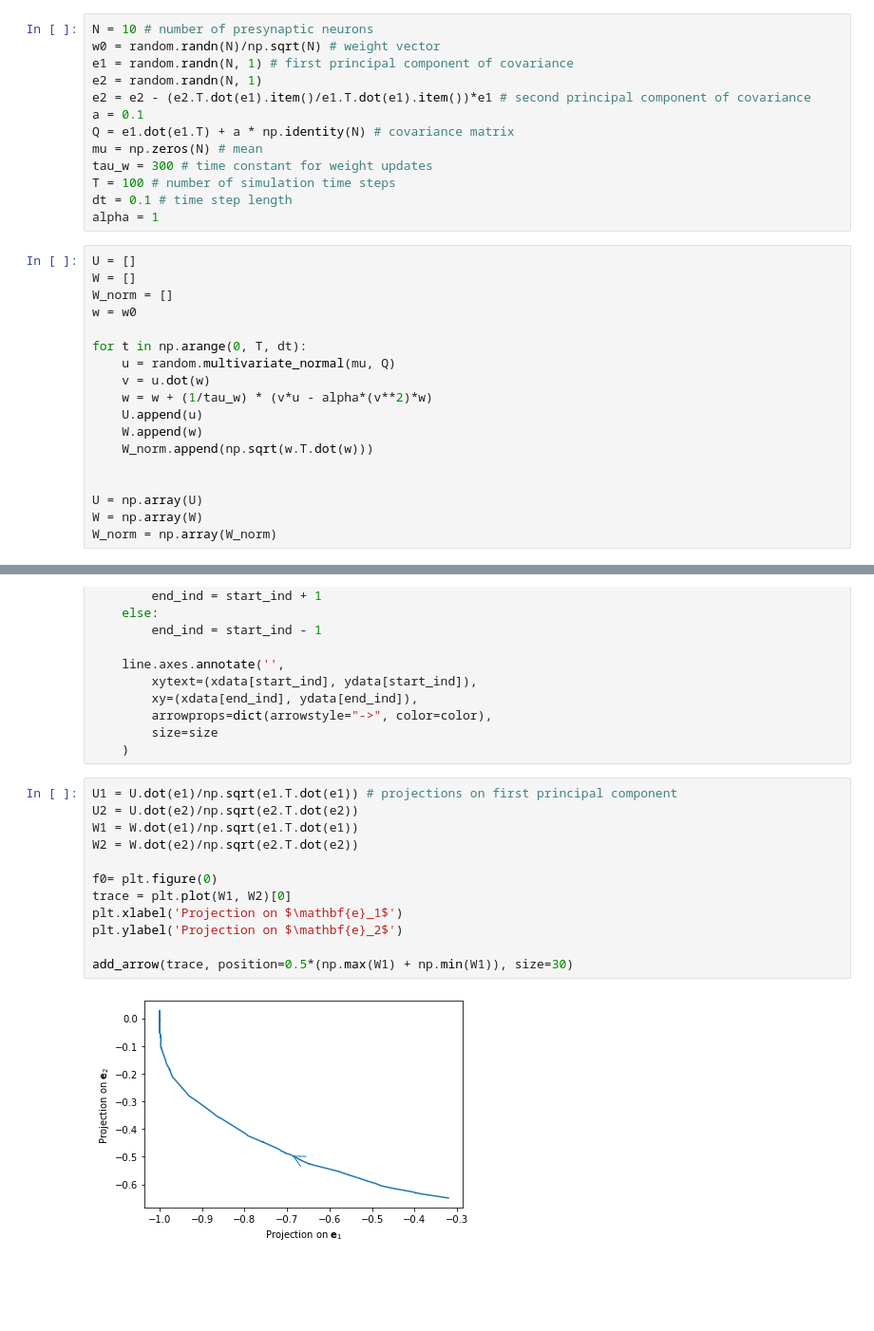
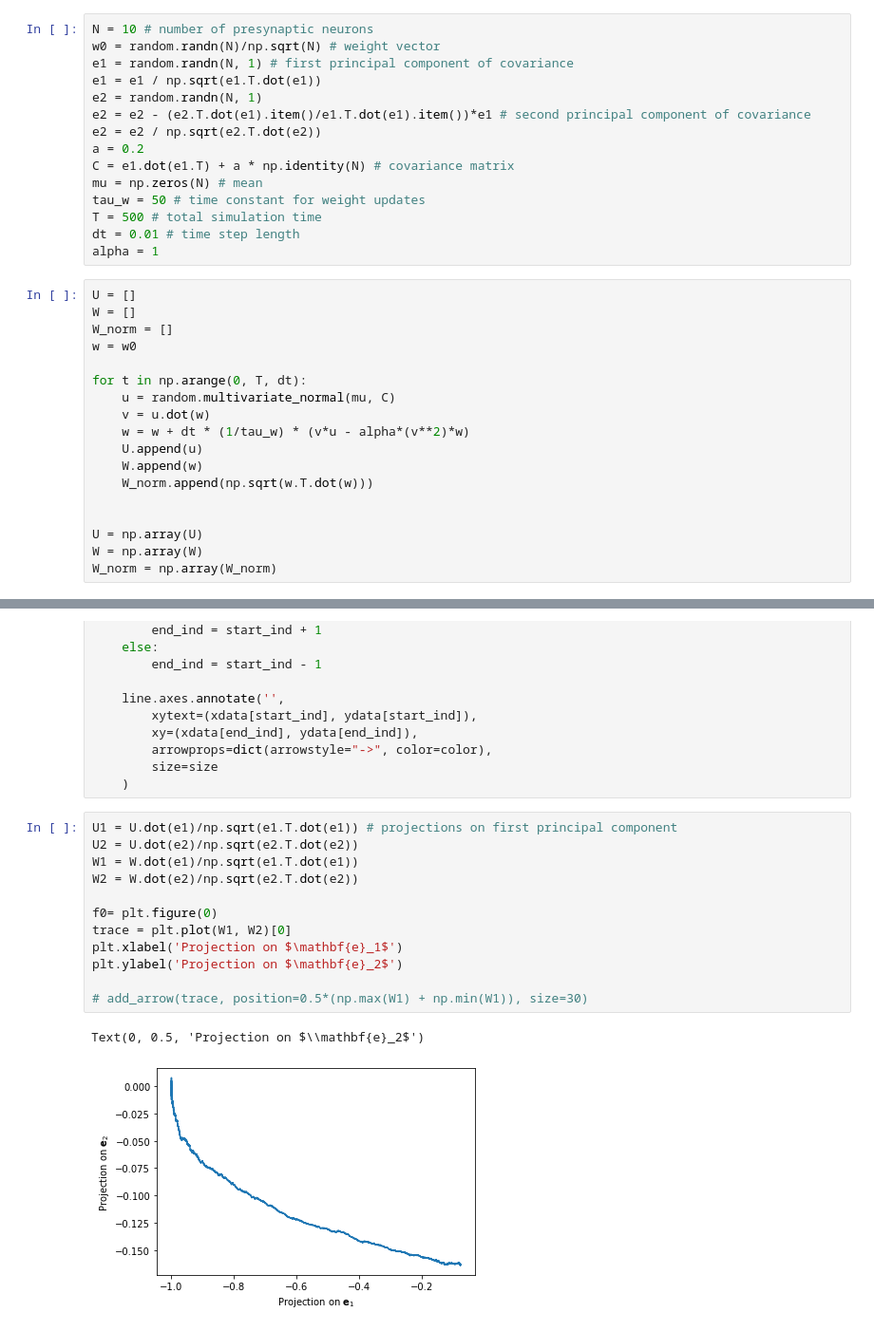
Before and after one commit to sebwyh/complex-synapse, a Jupyter notebook: task0.ipynb, the cells around one changed output, grey strips where cells are left out. Shown: that part at 95% size. Saved outputs shown, nothing was run; the diff lists cells and outputs as text; blank space fills up the shorter version.

Commit message:
Changed: some variable names; normalised e_1 and e_2; some parameters; better visualisation in Task 1. Added: written summary in .tex and .pdf.

```diff
--- a/task0.ipynb
+++ b/task0.ipynb
@@ -9,14 +9,16 @@ import numpy.random as random
 N = 10 # number of presynaptic neurons
 w0 = random.randn(N)/np.sqrt(N) # weight vector
 e1 = random.randn(N, 1) # first principal component of covariance
+e1 = e1 / np.sqrt(e1.T.dot(e1))
 e2 = random.randn(N, 1)
 e2 = e2 - (e2.T.dot(e1).item()/e1.T.dot(e1).item())*e1 # second principal component of covariance
-a = 0.1
-Q = e1.dot(e1.T) + a * np.identity(N) # covariance matrix
+e2 = e2 / np.sqrt(e2.T.dot(e2))
+a = 0.2
+C = e1.dot(e1.T) + a * np.identity(N) # covariance matrix
 mu = np.zeros(N) # mean
-tau_w = 300 # time constant for weight updates
-T = 100 # number of simulation time steps
-dt = 0.1 # time step length
+tau_w = 50 # time constant for weight updates
+T = 500 # total simulation time
+dt = 0.01 # time step length
 alpha = 1
 # %%
 U = []
@@ -25,9 +27,9 @@ W_norm = []
 w = w0
 
 for t in np.arange(0, T, dt):
-    u = random.multivariate_normal(mu, Q)
+    u = random.multivariate_normal(mu, C)
     v = u.dot(w)
-    w = w + (1/tau_w) * (v*u - alpha*(v**2)*w)
+    w = w + dt * (1/tau_w) * (v*u - alpha*(v**2)*w)
     U.append(u)
     W.append(w)
     W_norm.append(np.sqrt(w.T.dot(w)))
@@ -71,17 +73,18 @@ def add_arrow(line, position=None, direction='right', size=15, color=None):
 # %%
 U1 = U.dot(e1)/np.sqrt(e1.T.dot(e1)) # projections on first principal component
 U2 = U.dot(e2)/np.sqrt(e2.T.dot(e2))
 W1 = W.dot(e1)/np.sqrt(e1.T.dot(e1))
 W2 = W.dot(e2)/np.sqrt(e2.T.dot(e2))
 
 f0= plt.figure(0)
 trace = plt.plot(W1, W2)[0]
 plt.xlabel('Projection on $\mathbf{e}_1$')
 plt.ylabel('Projection on $\mathbf{e}_2$')
 
-add_arrow(trace, position=0.5*(np.max(W1) + np.min(W1)), size=30)
+# add_arrow(trace, position=0.5*(np.max(W1) + np.min(W1)), size=30)
 # %% [output]
+Text(0, 0.5, 'Projection on $\\mathbf{e}_2$')
-[figure, old version]
+[figure, new version]
 # %%
 f1 = plt.figure(1)
 plt.plot(np.arange(0, T, dt), W_norm)
```
Also changed, not shown: parts of 2 cells of this notebook, 23 other files.
